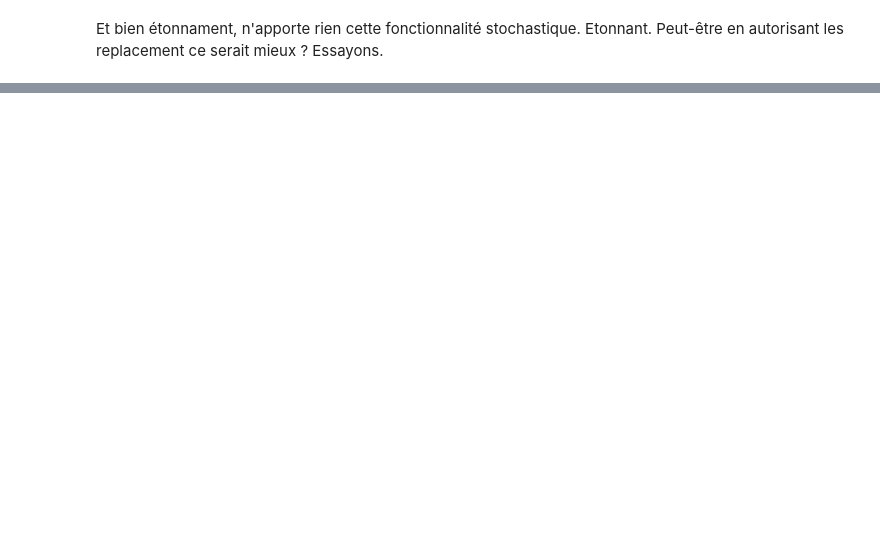
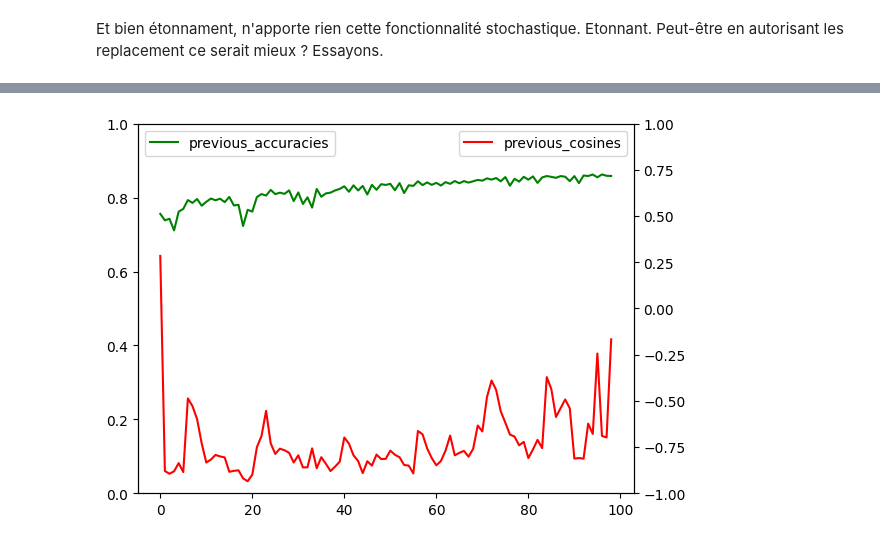
Before and after one commit to lucasabuela/my_first_nn, a Jupyter notebook: playground.ipynb, the cells around one changed output, grey strips where cells are left out. Saved outputs shown, nothing was run; the diff lists cells and outputs as text; code cells hidden in the pictures; blank space fills up the shorter version.

```diff
--- a/playground.ipynb
+++ b/playground.ipynb
@@ -171,0 +163,13 @@ Text(0.5, 0.98, 'Miss of particular cases when training only on a fixed subset o
+# %%
+fig, ax1 = plt.subplots()
+
+ax1.plot(previous_accuracies[1:-1], label="previous_accuracies", color="green", )
+ax2 = ax1.twinx()
+ax2.plot(previous_cosines[0:-1], label="previous_cosines", color="red")
+ax1.legend(loc = "upper left")
+ax1.set_ylim([0,1])
+ax2.legend(loc="upper right")
+ax2.set_ylim([-1,1])
+plt.show()
+# %% [output]
+[figure, added]
```
Also changed, not shown: parts of 13 cells of this notebook, 2 other files.
